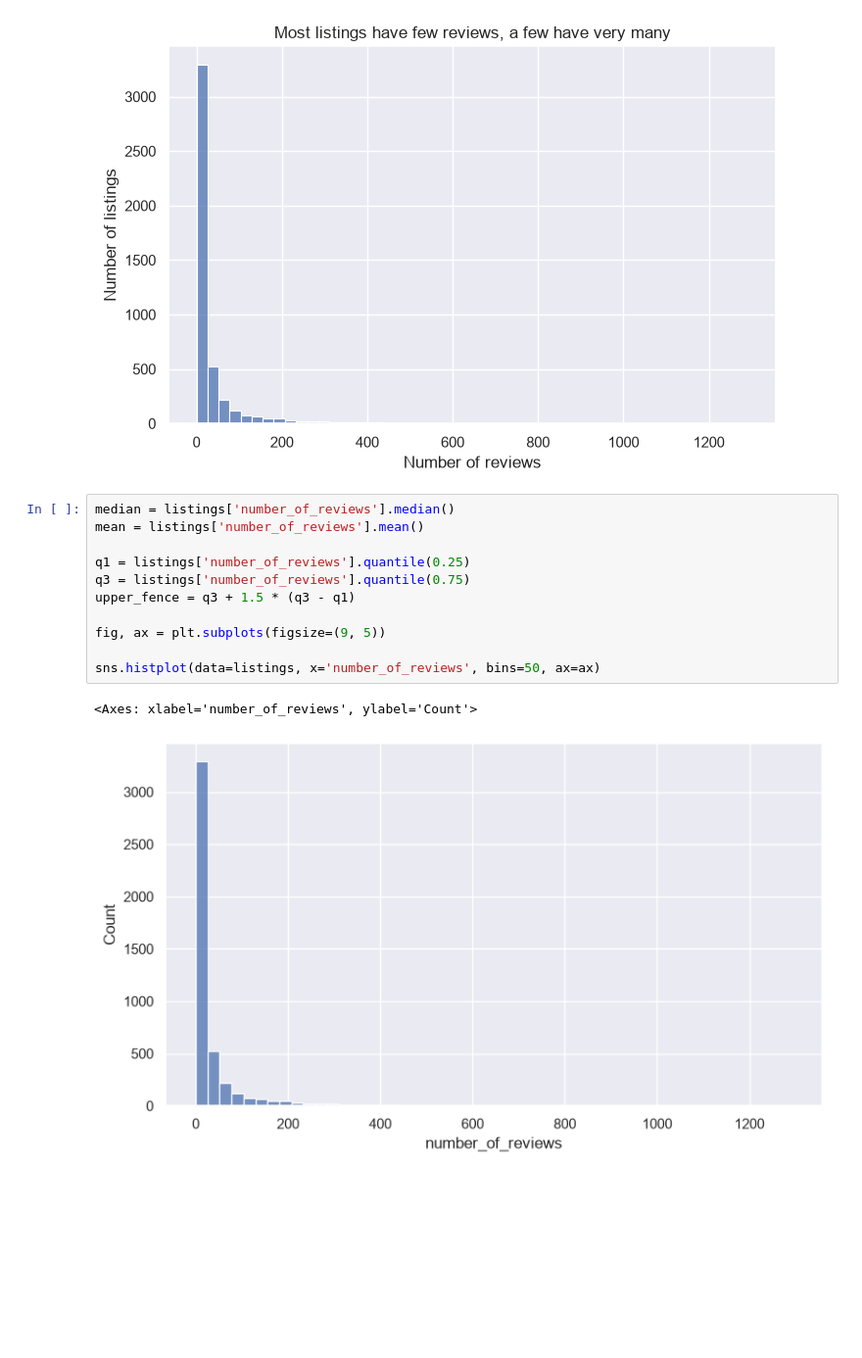
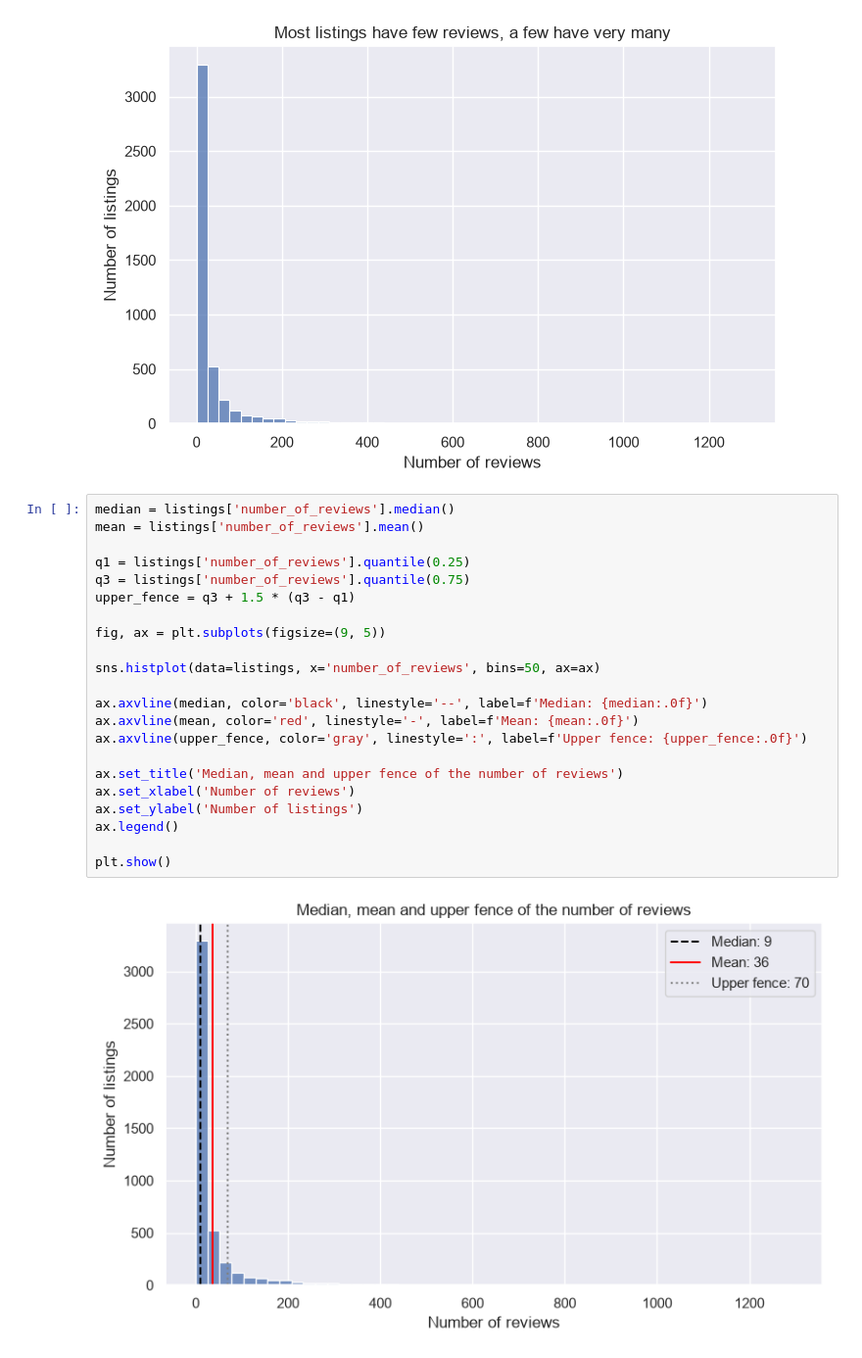
Before and after one commit to sven-0414/py-ai-lab, a Jupyter notebook: data_analysis/lab7.ipynb, the cells around one changed output. Shown at 98% size. Drawn from its saved outputs; the diff is of its cells as text; blank space fills up the shorter version.

```diff
--- a/data_analysis/lab7.ipynb
+++ b/data_analysis/lab7.ipynb
@@ -39,14 +39,24 @@ plt.show()
 # %%
 median = listings['number_of_reviews'].median()
 mean = listings['number_of_reviews'].mean()
 
 q1 = listings['number_of_reviews'].quantile(0.25)
 q3 = listings['number_of_reviews'].quantile(0.75)
 upper_fence = q3 + 1.5 * (q3 - q1)
 
 fig, ax = plt.subplots(figsize=(9, 5))
 
 sns.histplot(data=listings, x='number_of_reviews', bins=50, ax=ax)
+
+ax.axvline(median, color='black', linestyle='--', label=f'Median: {median:.0f}')
+ax.axvline(mean, color='red', linestyle='-', label=f'Mean: {mean:.0f}')
+ax.axvline(upper_fence, color='gray', linestyle=':', label=f'Upper fence: {upper_fence:.0f}')
+
+ax.set_title('Median, mean and upper fence of the number of reviews')
+ax.set_xlabel('Number of reviews')
+ax.set_ylabel('Number of listings')
+ax.legend()
+
+plt.show()
 # %% [output]
-<Axes: xlabel='number_of_reviews', ylabel='Count'>
-[figure, old version]
+[figure, new version]
```
Also changed, not shown: parts of 2 cells of this notebook.
